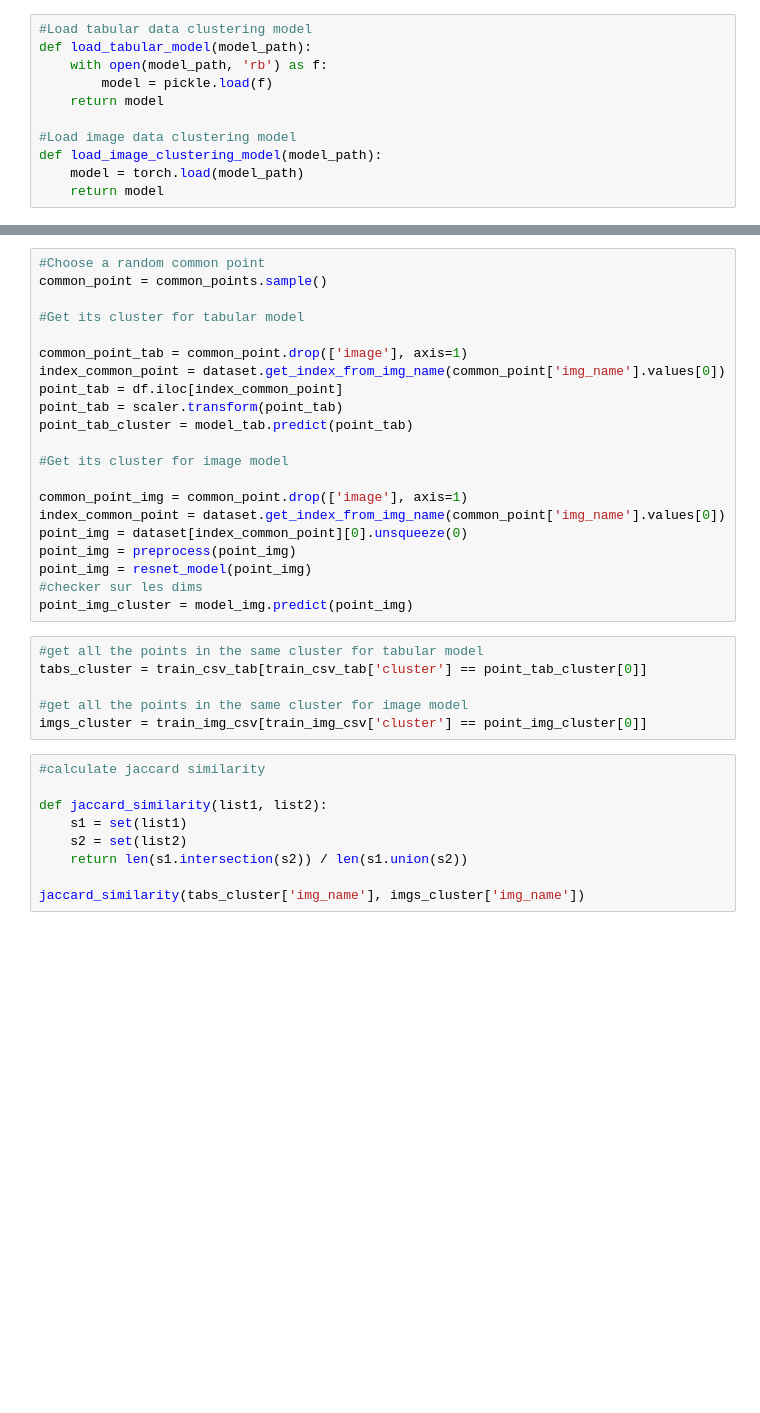
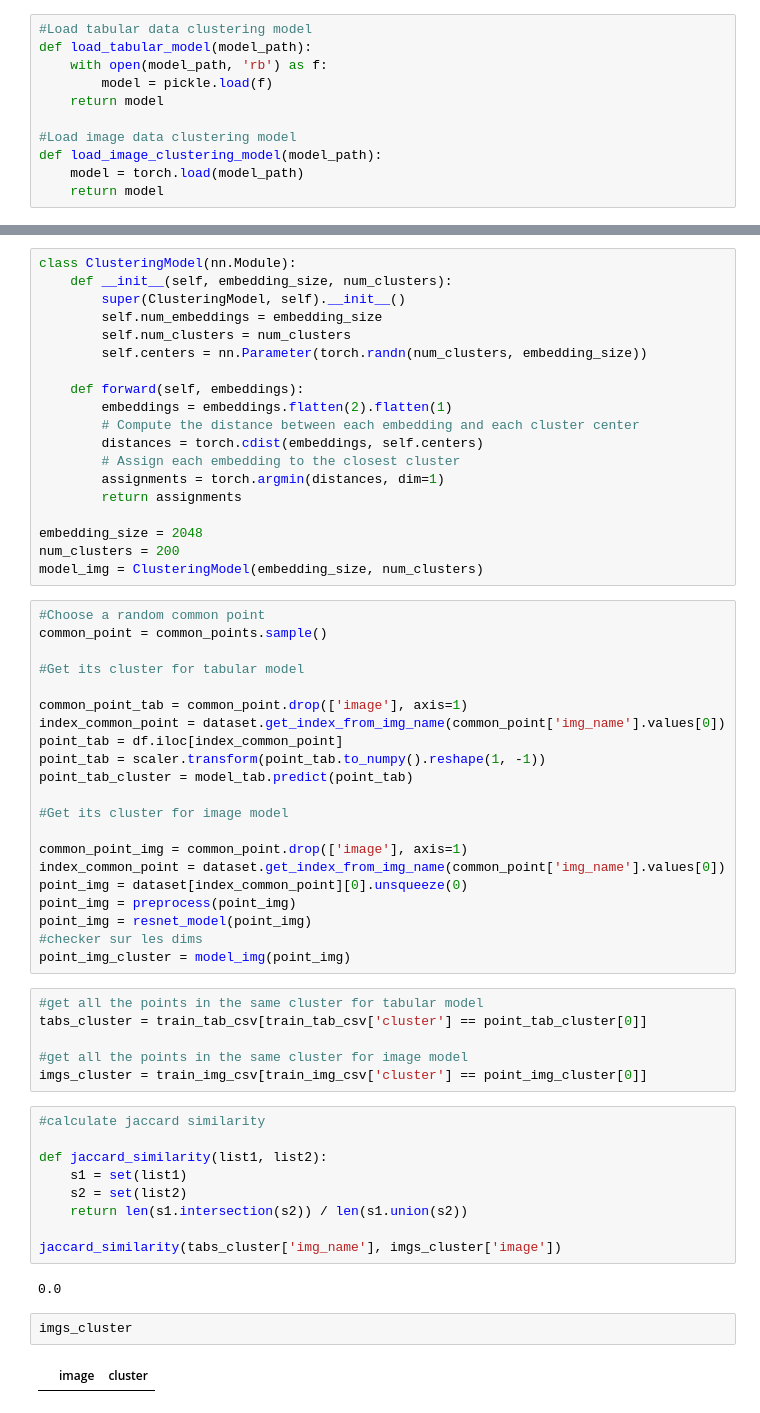
Before and after one commit to Emma-IA/Clothes-similarity, a Jupyter notebook: qualitative_similarity_and_jaccard_similarity.ipynb, the cells around one changed output, grey strips where cells are left out. Saved outputs shown, nothing was run; the diff lists cells and outputs as text; blank space fills up the shorter version.

```diff
--- a/qualitative_similarity_and_jaccard_similarity.ipynb
+++ b/qualitative_similarity_and_jaccard_similarity.ipynb
@@ -70,6 +103,25 @@ model_tab = load_tabular_model(model_path_tab)
 #Load scaler
 with open(scaler_path, 'rb') as f:
     scaler = pickle.load(f)
+# %%
+class ClusteringModel(nn.Module):
+    def __init__(self, embedding_size, num_clusters):
+        super(ClusteringModel, self).__init__()
+        self.num_embeddings = embedding_size
+        self.num_clusters = num_clusters
+        self.centers = nn.Parameter(torch.randn(num_clusters, embedding_size))
+
+    def forward(self, embeddings):
+        embeddings = embeddings.flatten(2).flatten(1)
+        # Compute the distance between each embedding and each cluster center
+        distances = torch.cdist(embeddings, self.centers)
+        # Assign each embedding to the closest cluster
+        assignments = torch.argmin(distances, dim=1)
+        return assignments
+
+embedding_size = 2048
+num_clusters = 200
+model_img = ClusteringModel(embedding_size, num_clusters)
 # %%
 #Choose a random common point
 common_point = common_points.sample()
@@ -79,7 +131,7 @@ common_point = common_points.sample()
 common_point_tab = common_point.drop(['image'], axis=1)
 index_common_point = dataset.get_index_from_img_name(common_point['img_name'].values[0])
 point_tab = df.iloc[index_common_point]
-point_tab = scaler.transform(point_tab)
+point_tab = scaler.transform(point_tab.to_numpy().reshape(1, -1))
 point_tab_cluster = model_tab.predict(point_tab)
 
 #Get its cluster for image model
@@ -90,10 +142,10 @@ point_img = dataset[index_common_point][0].unsqueeze(0)
 point_img = preprocess(point_img)
 point_img = resnet_model(point_img)
 #checker sur les dims
-point_img_cluster = model_img.predict(point_img)
+point_img_cluster = model_img(point_img)
 # %%
 #get all the points in the same cluster for tabular model
-tabs_cluster = train_csv_tab[train_csv_tab['cluster'] == point_tab_cluster[0]]
+tabs_cluster = train_tab_csv[train_tab_csv['cluster'] == point_tab_cluster[0]]
 
 #get all the points in the same cluster for image model
 imgs_cluster = train_img_csv[train_img_csv['cluster'] == point_img_cluster[0]]
@@ -105,7 +157,13 @@ def jaccard_similarity(list1, list2):
     s2 = set(list2)
     return len(s1.intersection(s2)) / len(s1.union(s2))
 
-jaccard_similarity(tabs_cluster['img_name'], imgs_cluster['img_name'])
+jaccard_similarity(tabs_cluster['img_name'], imgs_cluster['image'])
+# %% [output]
+0.0
+# %%
+imgs_cluster
+# %% [output]
+|  | image | cluster |
 # %%
 #get index using get_index_from_img_name
 
```
Also changed, not shown: parts of 13 cells of this notebook, 2 other files.
